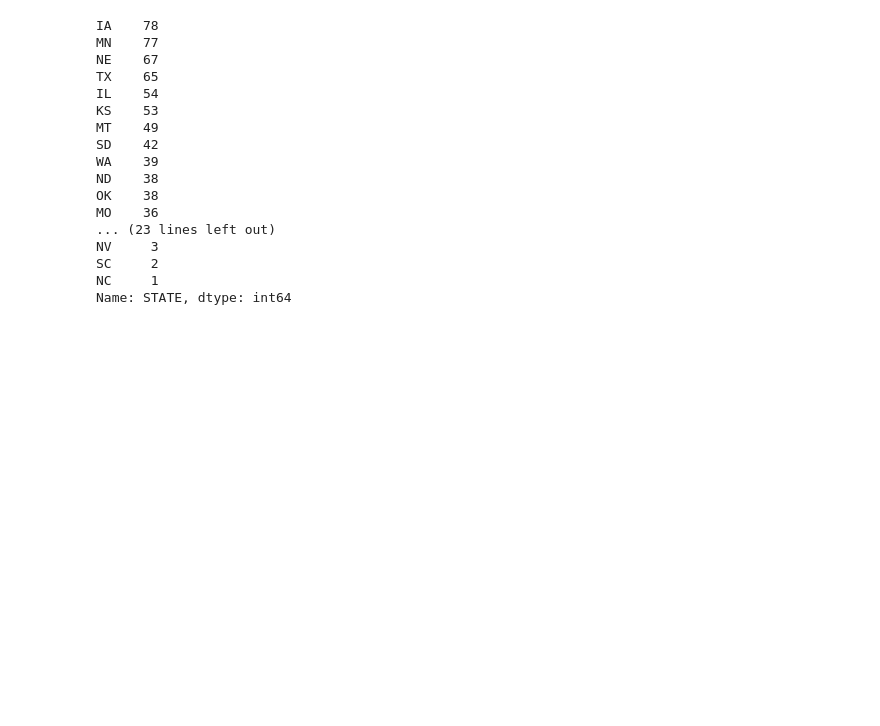
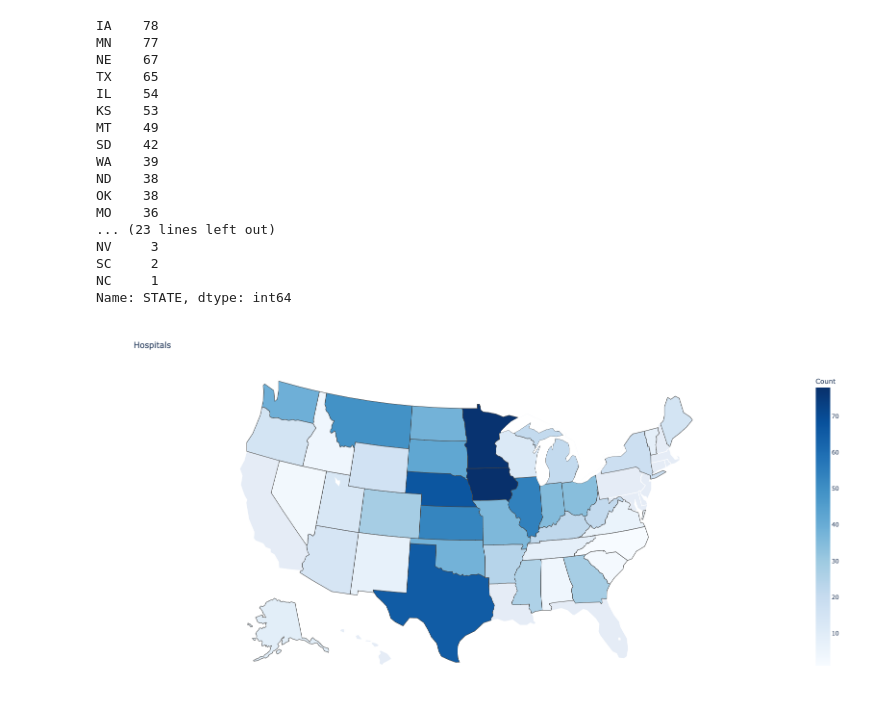
Before and after one commit to dpulluri/301-old-mcdonald, a Jupyter notebook: assets/pandas_eda.ipynb, the cells around one changed output. Cells and saved outputs as stored; diff of their text form; code cells hidden in the pictures; blank space fills up the shorter version.

```diff
--- a/assets/pandas_eda.ipynb
+++ b/assets/pandas_eda.ipynb
@@ -57,3 +58,25 @@ NV     3
 SC     2
 NC     1
 Name: STATE, dtype: int64
+# %%
+mygraphtitle = 'Hospitals'
+mycolorscale = 'Blues'
+mycolorbartitle = "Count"
+filtered_df = df[df["TYPE"] == "CRITICAL ACCESS"]["STATE"].value_counts().to_frame('value')
+
+data=go.Choropleth(
+    locations=filtered_df.index,
+    locationmode = 'USA-states',
+    z = filtered_df['value'],
+    colorscale = mycolorscale,
+    colorbar_title = mycolorbartitle,
+)
+fig = go.Figure(data)
+fig.update_layout(
+    title_text = mygraphtitle,
+    geo_scope='usa',
+    width=1200,
+    height=800
+)
+# %% [output]
+[figure, added]
```
Also changed, not shown: parts of 1 cell of this notebook, 1 other file.
